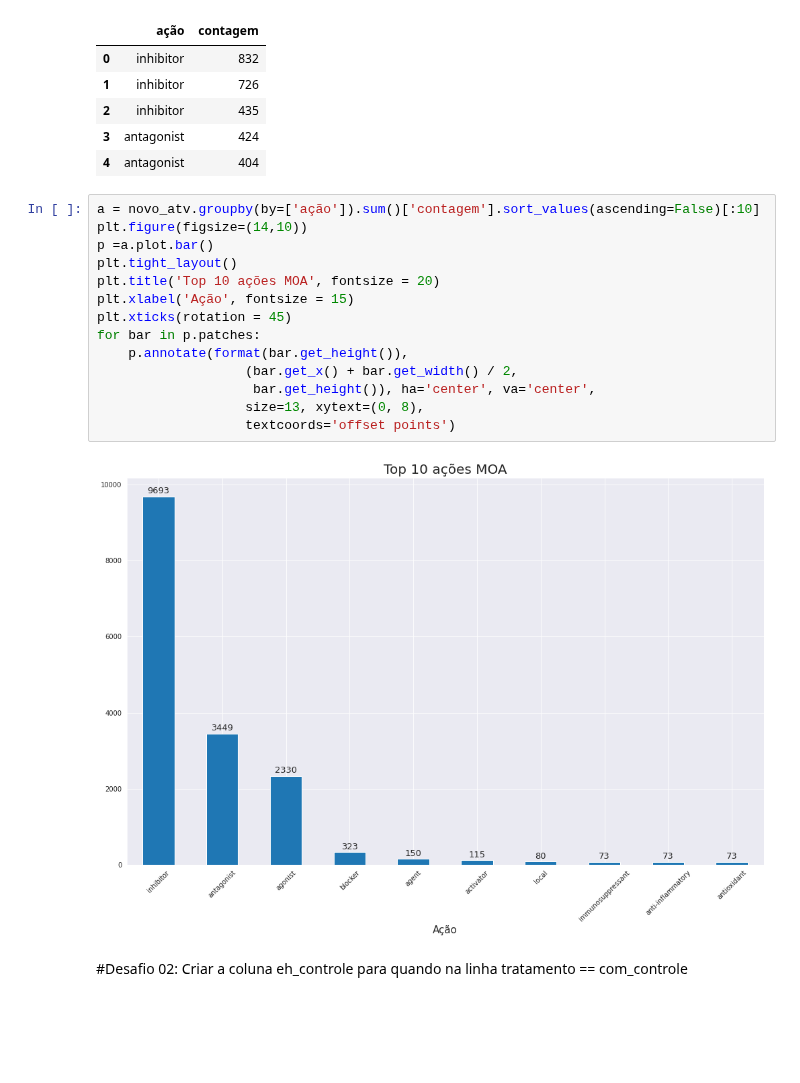
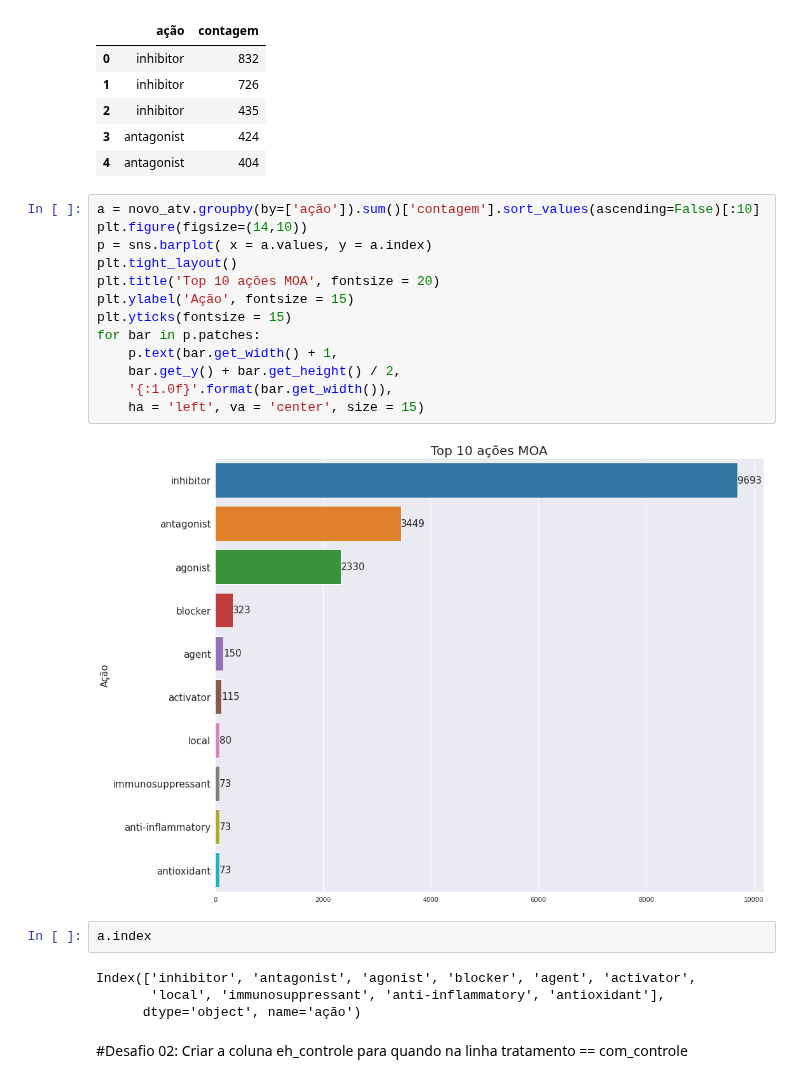
Before and after one commit to MisterGusMan/Alura_ID3, a Jupyter notebook: Análise_Aula_4.ipynb, the cells around one changed output. Cells and saved outputs as stored; diff of their text form; blank space fills up the shorter version.

```diff
--- a/Análise_Aula_4.ipynb
+++ b/Análise_Aula_4.ipynb
@@ -304,19 +304,24 @@ novo_atv.head()
 # %%
 a = novo_atv.groupby(by=['ação']).sum()['contagem'].sort_values(ascending=False)[:10]
 plt.figure(figsize=(14,10))
-p =a.plot.bar()
+p = sns.barplot( x = a.values, y = a.index)
 plt.tight_layout()
 plt.title('Top 10 ações MOA', fontsize = 20)
-plt.xlabel('Ação', fontsize = 15)
-plt.xticks(rotation = 45)
+plt.ylabel('Ação', fontsize = 15)
+plt.yticks(fontsize = 15)
 for bar in p.patches:
-    p.annotate(format(bar.get_height()),
-                   (bar.get_x() + bar.get_width() / 2,
-                    bar.get_height()), ha='center', va='center',
-                   size=13, xytext=(0, 8),
-                   textcoords='offset points')
+    p.text(bar.get_width() + 1,
+    bar.get_y() + bar.get_height() / 2,
+    '{:1.0f}'.format(bar.get_width()),
+    ha = 'left', va = 'center', size = 15)
 # %% [output]
-[figure, old version]
+[figure, new version]
+# %%
+a.index
+# %% [output]
+Index(['inhibitor', 'antagonist', 'agonist', 'blocker', 'agent', 'activator',
+       'local', 'immunosuppressant', 'anti-inflammatory', 'antioxidant'],
+      dtype='object', name='ação')
 # %% [markdown]
 #Desafio 02: Criar a coluna eh_controle para quando na linha tratamento == com_controle
 # %%
```
